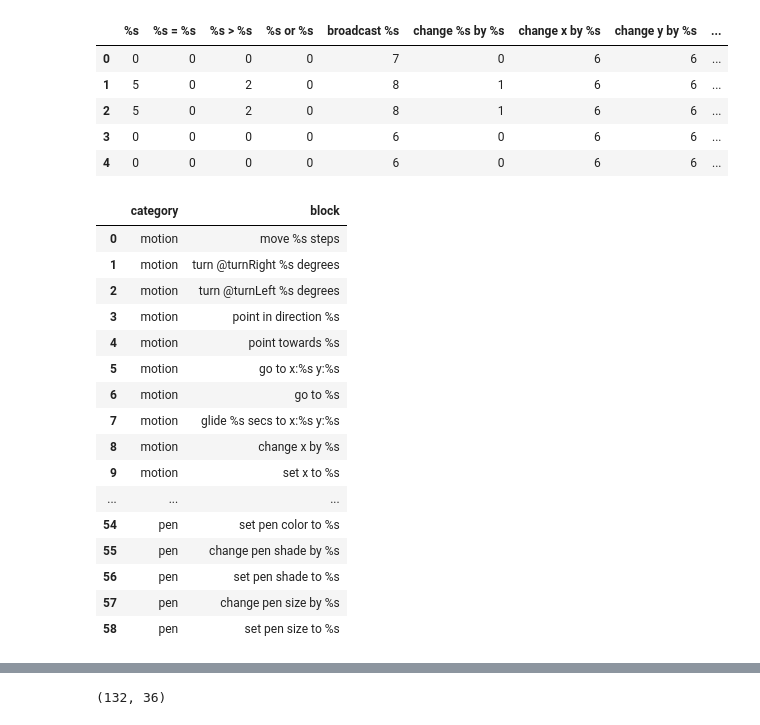
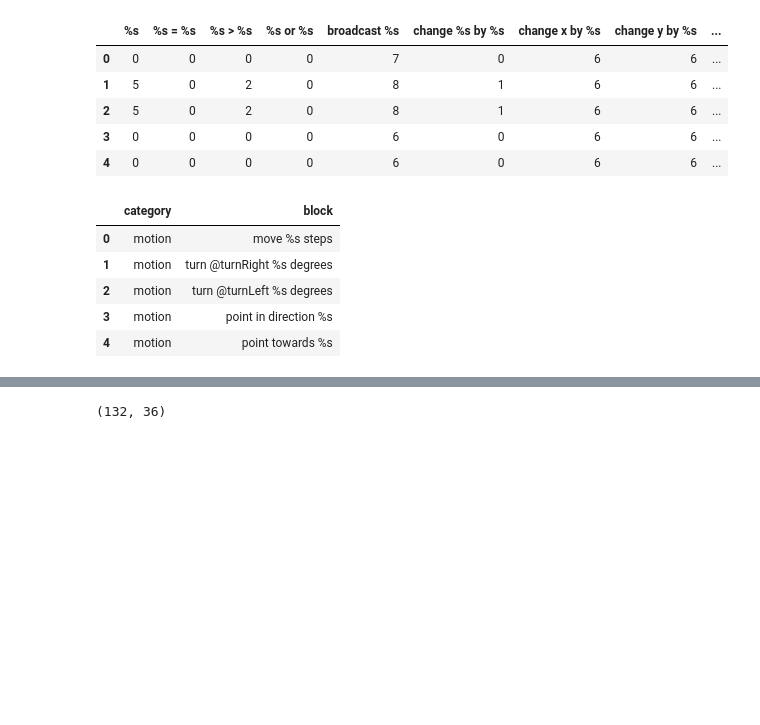
Before and after one commit to qinyuuu/stemc, a Jupyter notebook: Stacked Area Plot.ipynb, the cells around one changed output, grey strips where cells are left out. Drawn from its saved outputs; the diff is of its cells as text; code cells hidden in the pictures; blank space fills up the shorter version.

```diff
--- a/Stacked Area Plot.ipynb
+++ b/Stacked Area Plot.ipynb
@@ -111,23 +91,12 @@ df.head()
 | 4 | 0 | 0 | 0 | 0 | 6 | 0 | 6 | 6 | ... |
 # %%
 block_cate = pd.read_csv("block_cate.csv")
-block_cate
+block_cate.head()
 # %% [output]
 |  | category | block |
 | 0 | motion | move %s steps |
 | 1 | motion | turn @turnRight %s degrees |
 | 2 | motion | turn @turnLeft %s degrees |
 | 3 | motion | point in direction %s |
 | 4 | motion | point towards %s |
-| 5 | motion | go to x:%s y:%s |
-| 6 | motion | go to %s |
-| 7 | motion | glide %s secs to x:%s y:%s |
-| 8 | motion | change x by %s |
-| 9 | motion | set x to %s |
-| ... | ... | ... |
-| 54 | pen | set pen color to %s |
-| 55 | pen | change pen shade by %s |
-| 56 | pen | set pen shade to %s |
-| 57 | pen | change pen size by %s |
-| 58 | pen | set pen size to %s |
 # %%
```
Also changed, not shown: parts of 18 cells of this notebook.
